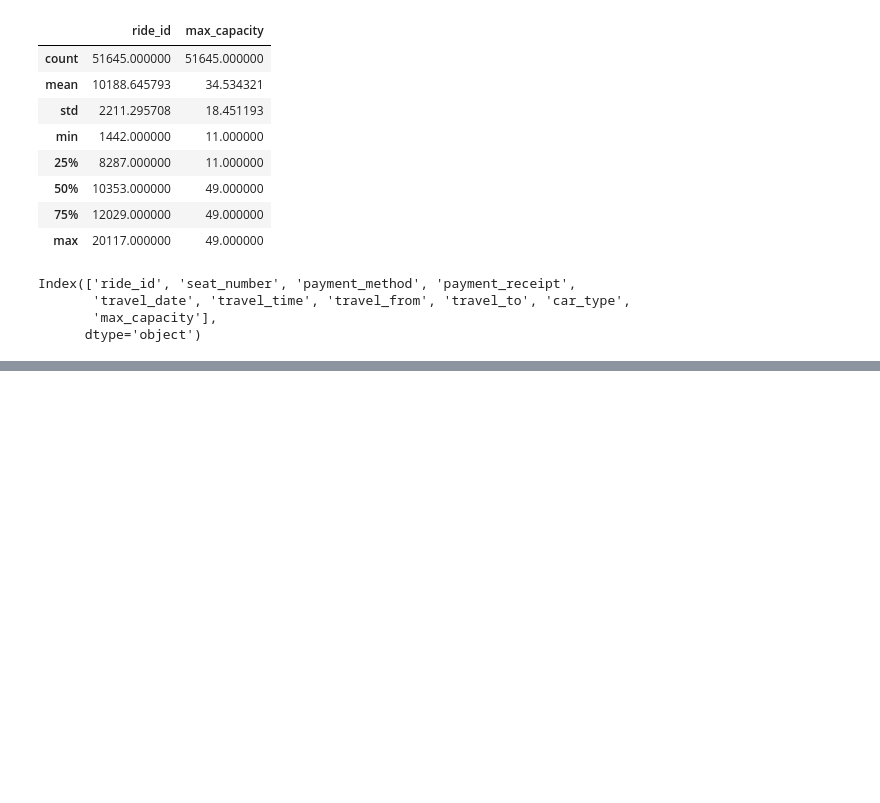
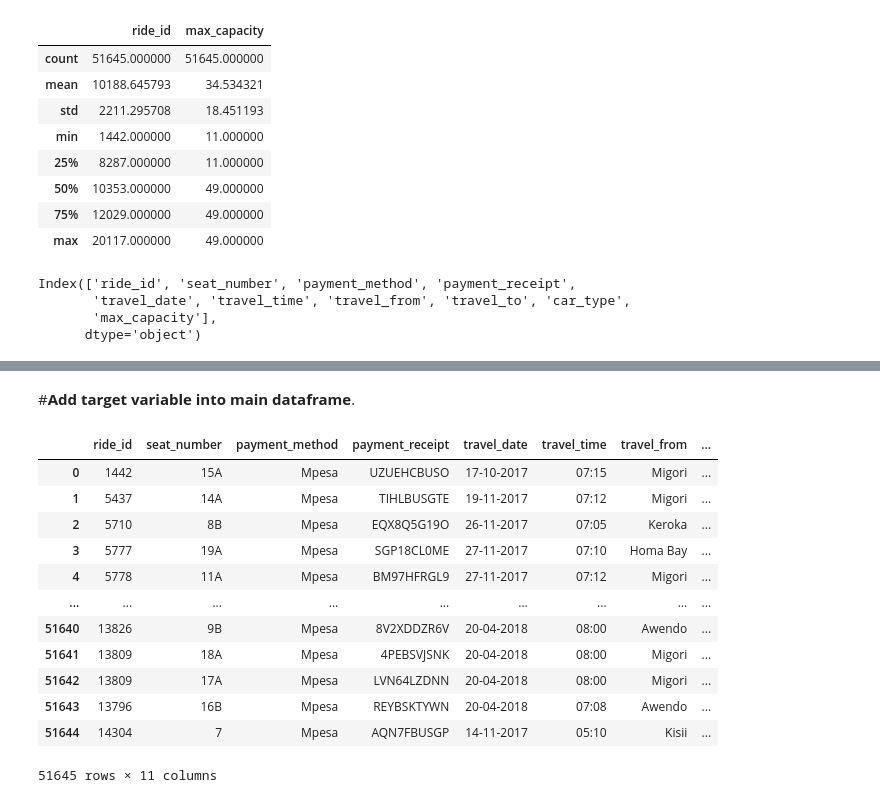
Before and after one commit to shwetaNayak19/Demand-prediction-for-public-transport, a Jupyter notebook: Demand_prediction_for_public_transport.ipynb, the cells around one changed output, grey strips where cells are left out. Saved outputs shown, nothing was run; the diff lists cells and outputs as text; code cells hidden in the pictures; blank space fills up the shorter version.

```diff
--- a/Demand_prediction_for_public_transport.ipynb
+++ b/Demand_prediction_for_public_transport.ipynb
@@ -205,0 +283,3 @@ df.describe(include='all').T
+# %%
+labels = Public_transport_df .groupby(['ride_id']).seat_number.count().rename('number_of_tickets').reset_index()
+labels
@@ -205,0 +300,21 @@ df.describe(include='all').T
+# %% [markdown]
+#**Add target variable into main dataframe**.
+# %%
+#merge two datasets on 'ride_id' columns
+df= pd.merge(df, labels, how ='left', on = 'ride_id')
+# %%
+df
+# %% [output]
+|  | ride_id | seat_number | payment_method | payment_receipt | travel_date | travel_time | travel_from | ... |
+| 0 | 1442 | 15A | Mpesa | UZUEHCBUSO | 17-10-2017 | 07:15 | Migori | ... |
+| 1 | 5437 | 14A | Mpesa | TIHLBUSGTE | 19-11-2017 | 07:12 | Migori | ... |
+| 2 | 5710 | 8B | Mpesa | EQX8Q5G19O | 26-11-2017 | 07:05 | Keroka | ... |
+| 3 | 5777 | 19A | Mpesa | SGP18CL0ME | 27-11-2017 | 07:10 | Homa Bay | ... |
+| 4 | 5778 | 11A | Mpesa | BM97HFRGL9 | 27-11-2017 | 07:12 | Migori | ... |
+| ... | ... | ... | ... | ... | ... | ... | ... | ... |
+| 51640 | 13826 | 9B | Mpesa | 8V2XDDZR6V | 20-04-2018 | 08:00 | Awendo | ... |
+| 51641 | 13809 | 18A | Mpesa | 4PEBSVJSNK | 20-04-2018 | 08:00 | Migori | ... |
+| 51642 | 13809 | 17A | Mpesa | LVN64LZDNN | 20-04-2018 | 08:00 | Migori | ... |
+| 51643 | 13796 | 16B | Mpesa | REYBSKTYWN | 20-04-2018 | 07:08 | Awendo | ... |
+| 51644 | 14304 | 7 | Mpesa | AQN7FBUSGP | 14-11-2017 | 05:10 | Kisii | ... |
+51645 rows × 11 columns
```
Also changed, not shown: parts of 11 cells of this notebook.
